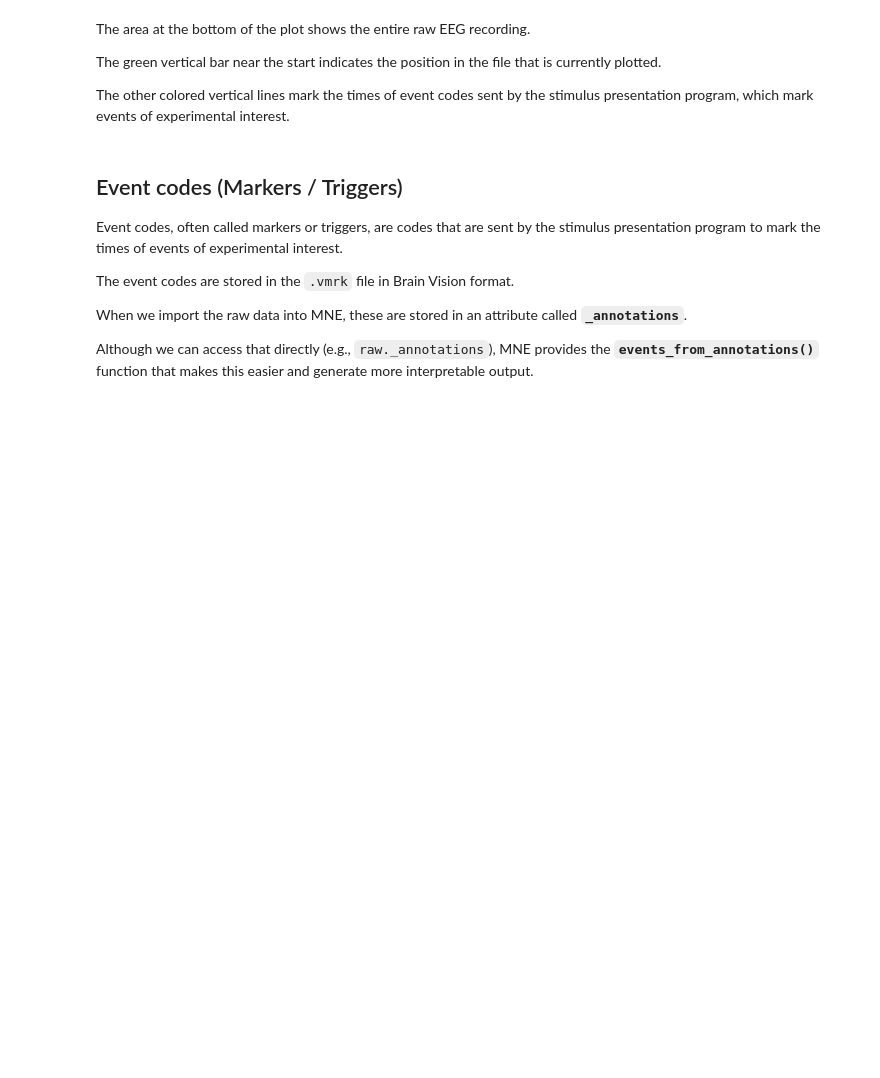
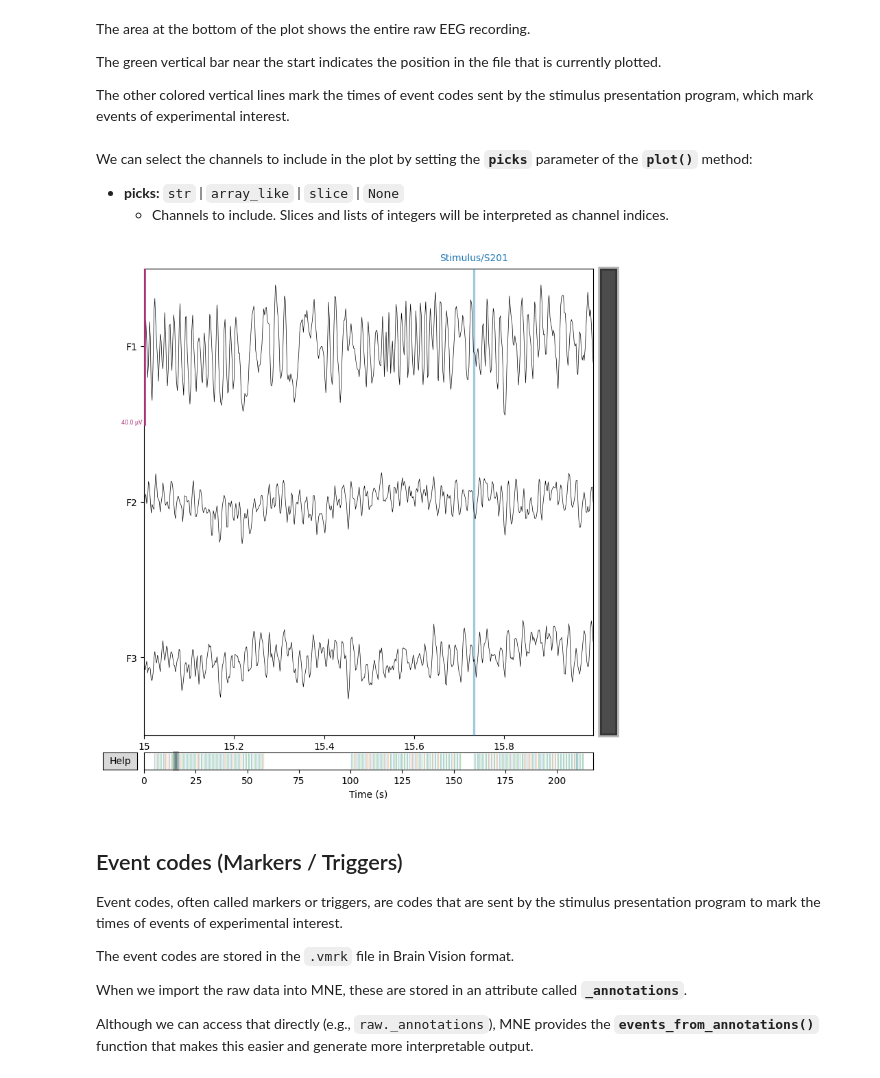
Before and after one commit to tariqzahratahdi/NeuralDataScience, a Jupyter notebook: course_eeg_visualizing_raw_eeg__using_mne.ipynb, the cells around one changed output. Drawn from its saved outputs; the diff is of its cells as text; code cells hidden in the pictures; blank space fills up the shorter version.

```diff
--- a/course_eeg_visualizing_raw_eeg__using_mne.ipynb
+++ b/course_eeg_visualizing_raw_eeg__using_mne.ipynb
@@ -165,6 +165,15 @@ The area at the bottom of the plot shows the entire raw EEG recording.
 The green vertical bar near the start indicates the position in the file that is currently plotted.
 
 The other colored vertical lines mark the times of event codes sent by the stimulus presentation program, which mark events of experimental interest.
+# %% [markdown]
+We can select the channels to include in the plot by setting the **`picks`** parameter of the **`plot()`** method:
+* **picks:** `str` | `array_like` | `slice` | `None`
+  * Channels to include. Slices and lists of integers will be interpreted as channel indices.
+# %%
+raw.plot(start=15, duration=1, picks=['F1','F2', 'F3'])
+plt.show()
+# %% [output]
+[figure, added]
 # %% [markdown]
 ## Event codes (Markers / Triggers)
 
```
